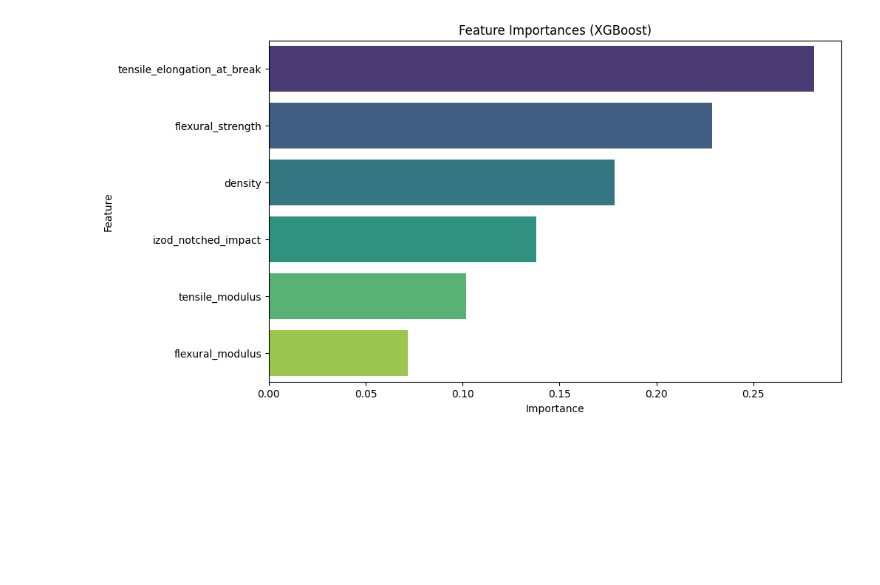
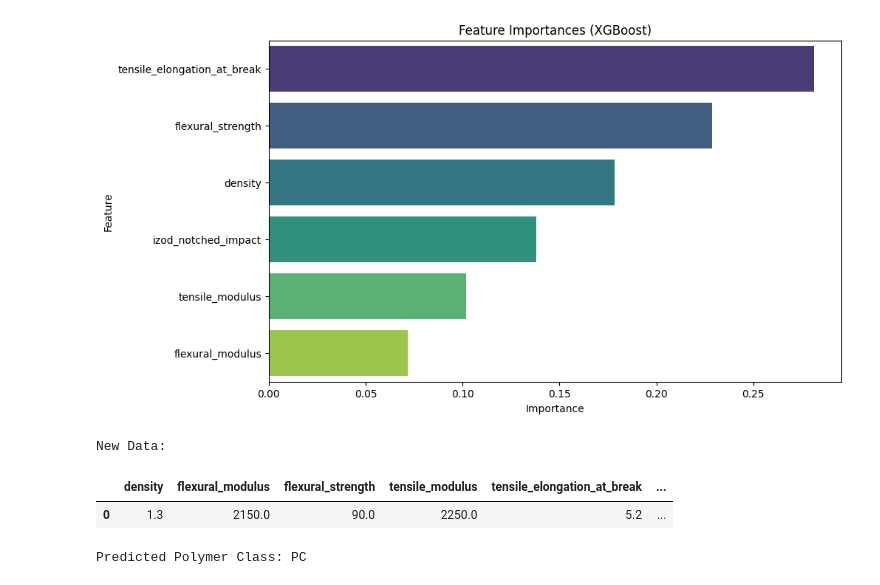
Before and after one commit to mike-keating-iv/ml-polymer-classification, a Jupyter notebook: polymers_classifier.ipynb, the cells around one changed output. Saved outputs shown, nothing was run; the diff lists cells and outputs as text; code cells hidden in the pictures; blank space fills up the shorter version.

Commit message:
Add extra prediction at the end

```diff
--- a/polymers_classifier.ipynb
+++ b/polymers_classifier.ipynb
@@ -956,3 +954,31 @@ Feature Importances from the best XGBoost model:
 | 3 | tensile_modulus | 0.101931 |
 | 1 | flexural_modulus | 0.071704 |
 [figure]
+# %%
+# Testing with outside data
+new_data = pd.DataFrame({
+    'density': [1.3],
+    'flexural_modulus': [2150.0],
+    'flexural_strength': [90.0],
+    'tensile_modulus': [2250.0],
+    'tensile_elongation_at_break': [5.2],
+    'izod_notched_impact': [70.0]
+})
+
+# Preprocess the new data using the same scaler fitted on the training data
+new_data_scaled = scaler.transform(new_data)
+
+# Make prediction using the best XGBoost model
+predicted_label_encoded = best_xbg.predict(new_data_scaled)
+
+# Inverse transform the predicted label to get the original polymer class name
+predicted_polymer_class = label_encoder.inverse_transform(predicted_label_encoded)
+
+print("New Data:")
+display(new_data)
+print("\nPredicted Polymer Class:", predicted_polymer_class[0])
+# %% [output]
+New Data:
+|  | density | flexural_modulus | flexural_strength | tensile_modulus | tensile_elongation_at_break | ... |
+| 0 | 1.3 | 2150.0 | 90.0 | 2250.0 | 5.2 | ... |
+Predicted Polymer Class: PC
```
Also changed, not shown: parts of 2 cells of this notebook.
